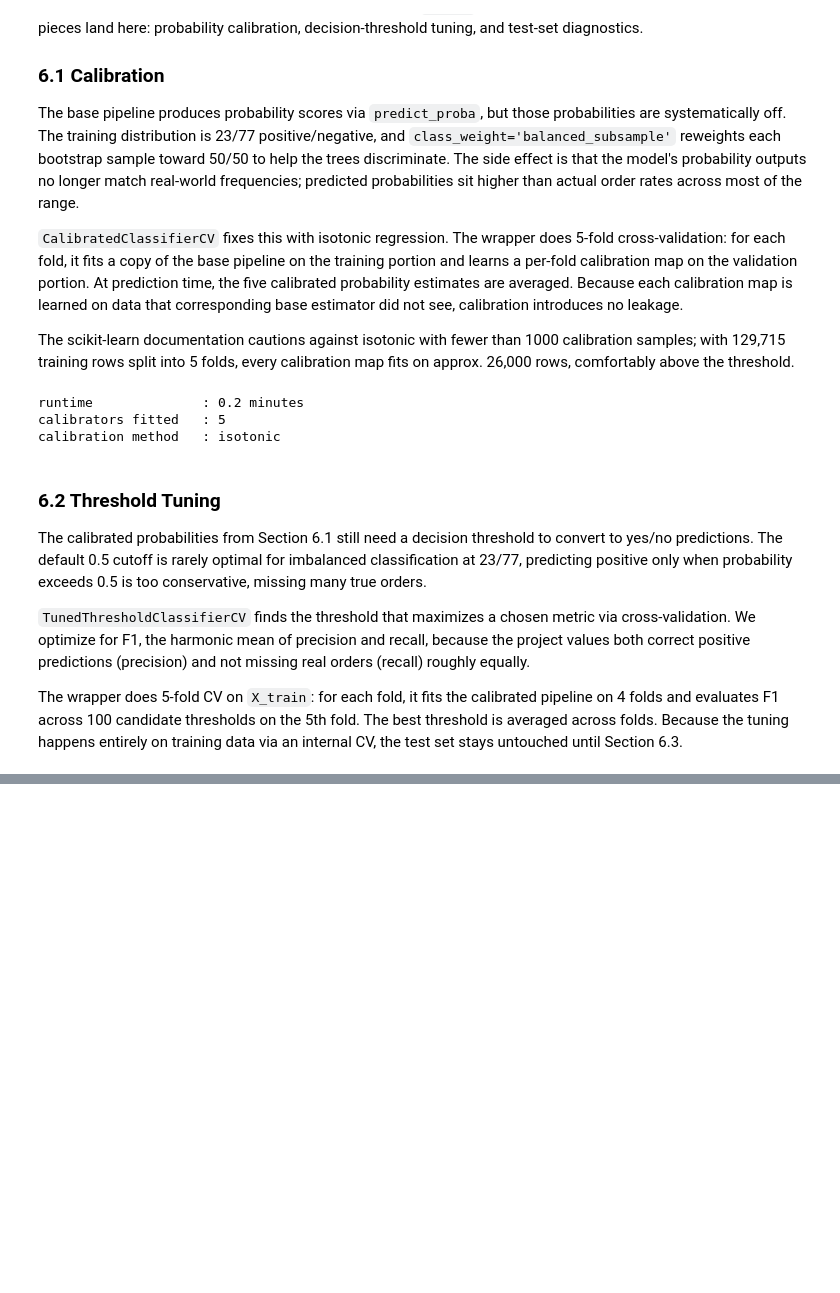
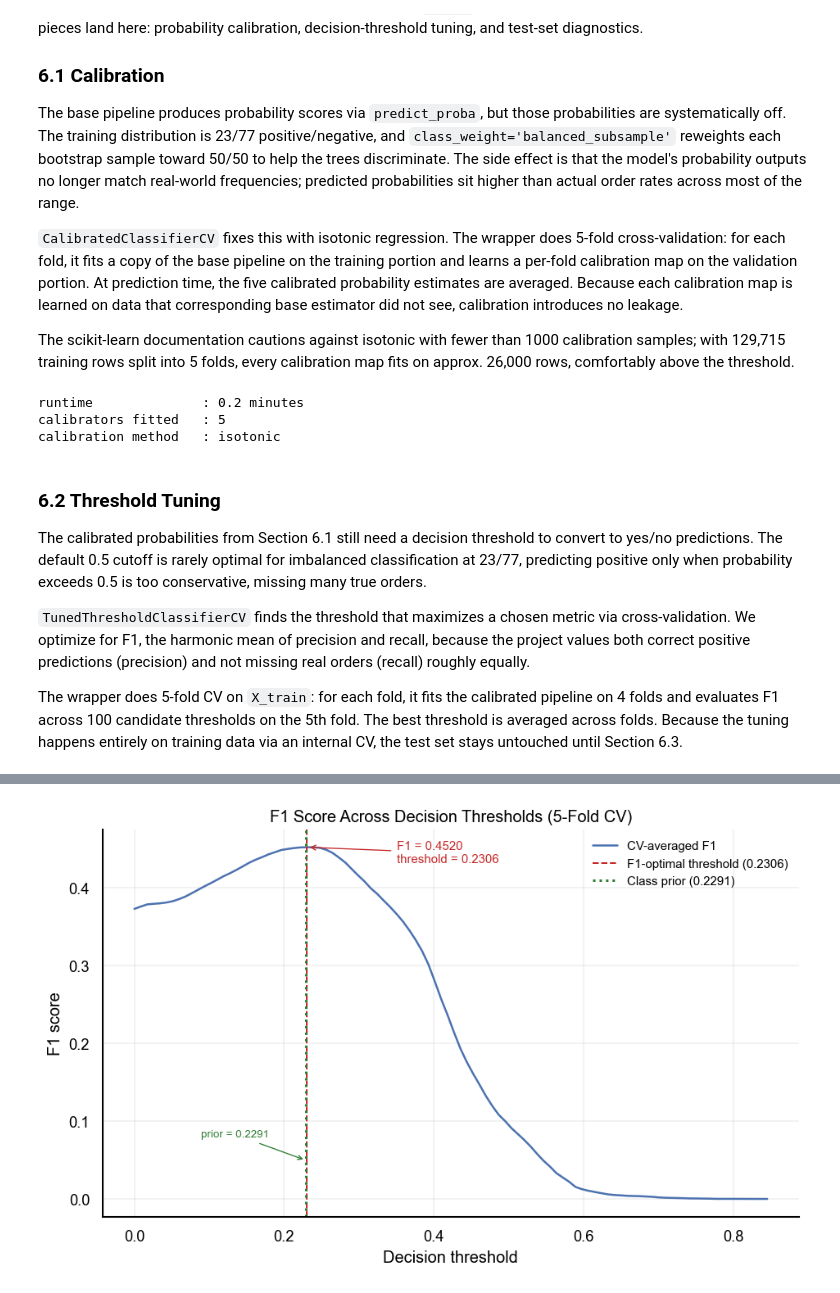
Before and after one commit to Happydeath97/analyticalProjectProductPricing, a Jupyter notebook: notebooks/model_exploration/modeling_random_forest_v2.ipynb, the cells around one changed output, grey strips where cells are left out. Saved outputs shown, nothing was run; the diff lists cells and outputs as text; code cells hidden in the pictures; blank space fills up the shorter version.

Commit message:
Final Random Forest Classifier

```diff
--- a/notebooks/model_exploration/modeling_random_forest_v2.ipynb
+++ b/notebooks/model_exploration/modeling_random_forest_v2.ipynb
@@ -1207,0 +1297,65 @@ Generalization gap
+# %%
+# 6.5 F1-by-threshold plot from TunedThresholdClassifierCV cross-validation results
+# cv_results_ holds the threshold sweep from Section 6.2
+thresholds = tuned_pipeline.cv_results_["thresholds"]
+f1_scores = tuned_pipeline.cv_results_["scores"]
+
+# Class prior from Section 1.6
+class_prior = y_train.mean()
+
+# Peak F1 value for annotation
+peak_f1 = tuned_pipeline.best_score_
+peak_threshold = tuned_pipeline.best_threshold_
+
+fig, ax = plt.subplots(figsize=(8, 5))
+
+# F1 curve
+ax.plot(
+    thresholds, f1_scores,
+    linewidth=1.5, color="#4C72B0",
+    label="CV-averaged F1",
+)
+
+# F1-optimal threshold vertical line
+ax.axvline(
+    x=peak_threshold,
+    color="#C62828", linestyle="--", linewidth=1.2,
+    label=f"F1-optimal threshold ({peak_threshold:.4f})",
+)
+
+# Class prior vertical line
+ax.axvline(
+    x=class_prior,
+    color="#2E7D32", linestyle=":", linewidth=1.8,
+    label=f"Class prior ({class_prior:.4f})",
+)
+
+# Peak annotation moved to the right of the peak, below the title
+ax.annotate(
+    f"F1 = {peak_f1:.4f}\nthreshold = {peak_threshold:.4f}",
+    xy=(peak_threshold, peak_f1),
+    xytext=(peak_threshold + 0.12, peak_f1 - 0.02),
+    fontsize=9,
+    color="#C62828",
+    arrowprops=dict(arrowstyle="->", color="#C62828", lw=0.8),
+)
+
+# Class prior annotation to separate it visually from the threshold line
+ax.annotate(
+    f"prior = {class_prior:.4f}",
+    xy=(class_prior, 0.05),
+    xytext=(class_prior - 0.14, 0.08),
+    fontsize=8,
+    color="#2E7D32",
+    arrowprops=dict(arrowstyle="->", color="#2E7D32", lw=0.8),
+)
+
+ax.set_xlabel("Decision threshold")
+ax.set_ylabel("F1 score")
+ax.set_title("F1 Score Across Decision Thresholds (5-Fold CV)")
+ax.legend(frameon=False, fontsize=9)
+ax.grid(alpha=0.3)
+fig.tight_layout()
+plt.show()
+# %% [output]
+[figure, added]
```
Also changed, not shown: parts of 22 cells of this notebook.
